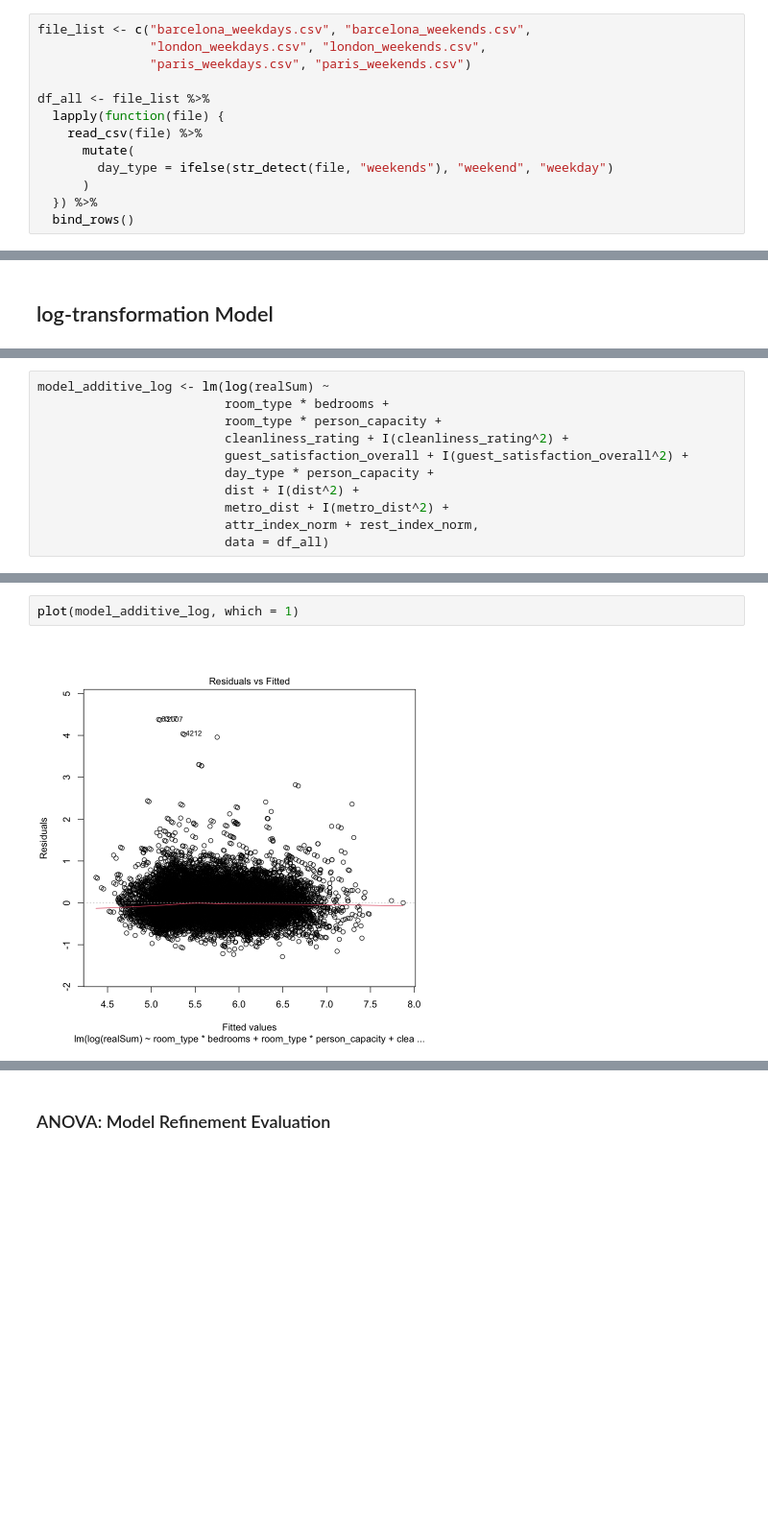
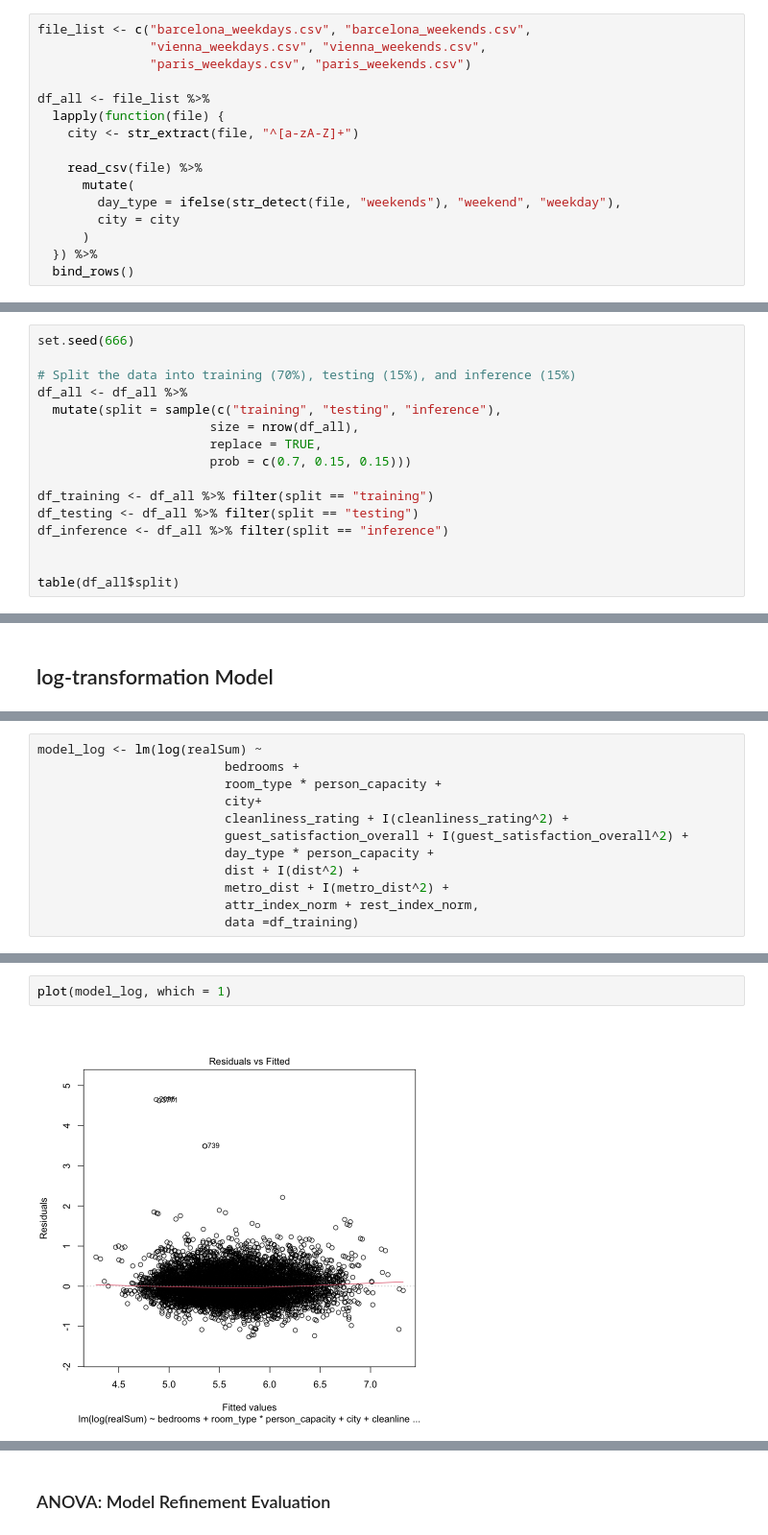
Before and after one commit to Winston8885/STAT-301, a Jupyter notebook: project.ipynb, the cells around one changed output, grey strips where cells are left out. Shown at 96% size. Drawn from its saved outputs; the diff is of its cells as text; blank space fills up the shorter version.

```diff
--- a/project.ipynb
+++ b/project.ipynb
@@ -38,14 +40,17 @@ In this step, we merged multiple Airbnb datasets and created a new categorical v
 By creating the `day_type` variable directly from the file names, we are able to track which observations came from weekdays and which from weekends. This allows for further grouped analysis and modeling based on day-of-week effects.
 # %%
 file_list <- c("barcelona_weekdays.csv", "barcelona_weekends.csv",
-               "london_weekdays.csv", "london_weekends.csv",
+               "vienna_weekdays.csv", "vienna_weekends.csv",
                "paris_weekdays.csv", "paris_weekends.csv")
 
 df_all <- file_list %>%
   lapply(function(file) {
+    city <- str_extract(file, "^[a-zA-Z]+")
+
     read_csv(file) %>%
       mutate(
-        day_type = ifelse(str_detect(file, "weekends"), "weekend", "weekday")
+        day_type = ifelse(str_detect(file, "weekends"), "weekend", "weekday"),
+        city = city
       )
   }) %>%
   bind_rows()
@@ -133,0 +142,16 @@ A data.frame: 21 × 19
+# %%
+set.seed(666)
+
+# Split the data into training (70%), testing (15%), and inference (15%)
+df_all <- df_all %>%
+  mutate(split = sample(c("training", "testing", "inference"),
+                       size = nrow(df_all),
+                       replace = TRUE,
+                       prob = c(0.7, 0.15, 0.15)))
+
+df_training <- df_all %>% filter(split == "training")
+df_testing <- df_all %>% filter(split == "testing")
+df_inference <- df_all %>% filter(split == "inference")
+
+
+table(df_all$split)
@@ -443,12 +476,13 @@ This model allows for both nonlinear relationships and interaction effects, prov
 # %%
-model_additive_log <- lm(log(realSum) ~
-                         room_type * bedrooms +
+model_log <- lm(log(realSum) ~
+                         bedrooms +
                          room_type * person_capacity +
+                         city+
                          cleanliness_rating + I(cleanliness_rating^2) +
                          guest_satisfaction_overall + I(guest_satisfaction_overall^2) +
                          day_type * person_capacity +
                          dist + I(dist^2) +
                          metro_dist + I(metro_dist^2) +
                          attr_index_norm + rest_index_norm,
-                         data = df_all)
+                         data =df_training)
 # %%
@@ -477,4 +511,4 @@ A tibble: 21 × 5
 # %%
-plot(model_additive_log, which = 1)
+plot(model_log, which = 1)
 # %% [output]
-[figure, old version]
+[figure, new version]
```
Also changed, not shown: parts of 56 cells of this notebook.
